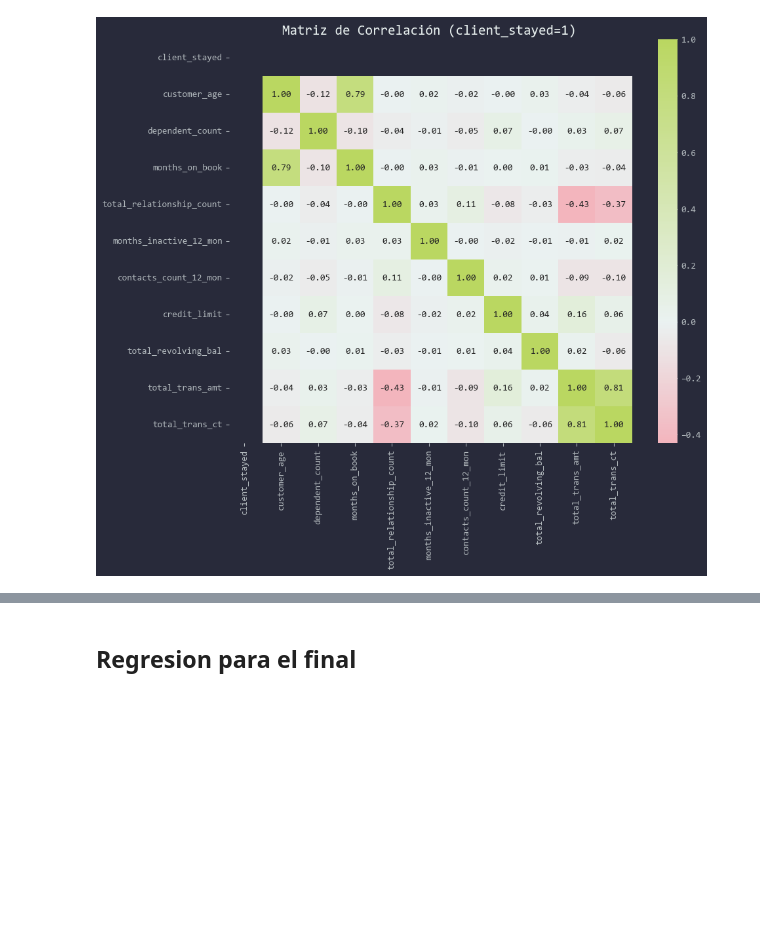
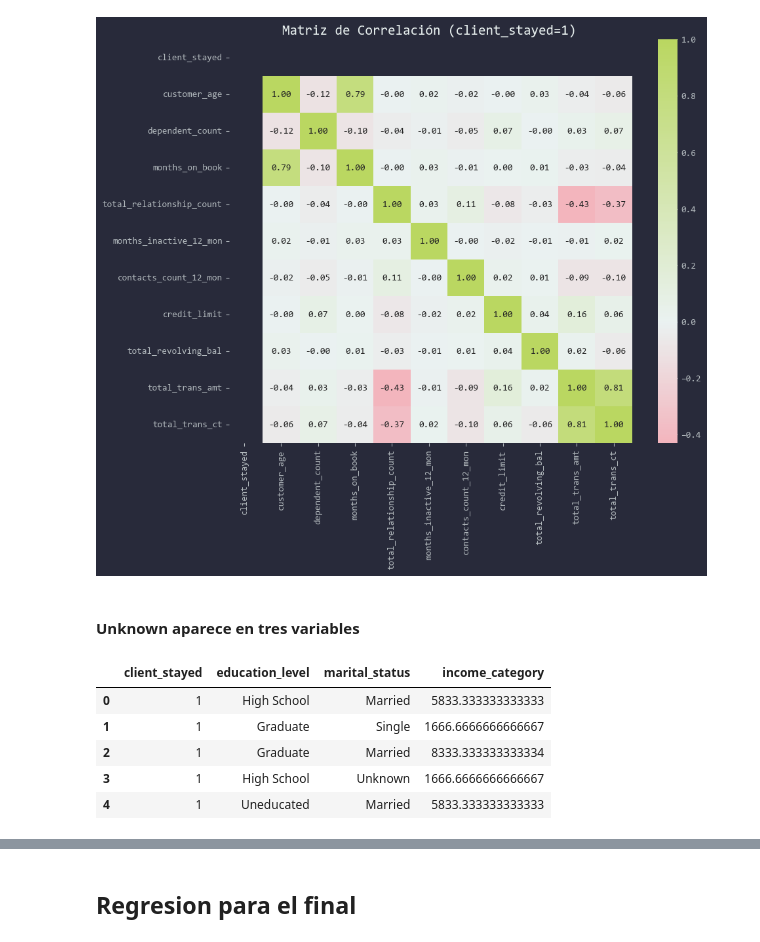
Before and after one commit to Toutl/Data-Processing-Laboratory, a Jupyter notebook: Examenes/III/Examen03.ipynb, the cells around one changed output, grey strips where cells are left out. Drawn from its saved outputs; the diff is of its cells as text; code cells hidden in the pictures; blank space fills up the shorter version.

Commit message:
Checar unknowns en el definitivo

```diff
--- a/Examenes/III/Examen03.ipynb
+++ b/Examenes/III/Examen03.ipynb
@@ -357,3 +358,17 @@ plt.show()
 [figure]
 [figure]
 [figure]
+# %% [markdown]
+#### Unknown aparece en tres variables
+# %%
+var_unknown = ["education_level", "marital_status", "income_category"]
+
+df_vu = df[["client_stayed"] + var_unknown]
+display(df_vu.head())
+# %% [output]
+|  | client_stayed | education_level | marital_status | income_category |
+| 0 | 1 | High School | Married | 5833.333333333333 |
+| 1 | 1 | Graduate | Single | 1666.6666666666667 |
+| 2 | 1 | Graduate | Married | 8333.333333333334 |
+| 3 | 1 | High School | Unknown | 1666.6666666666667 |
+| 4 | 1 | Uneducated | Married | 5833.333333333333 |
```
Also changed, not shown: parts of 4 cells of this notebook.
